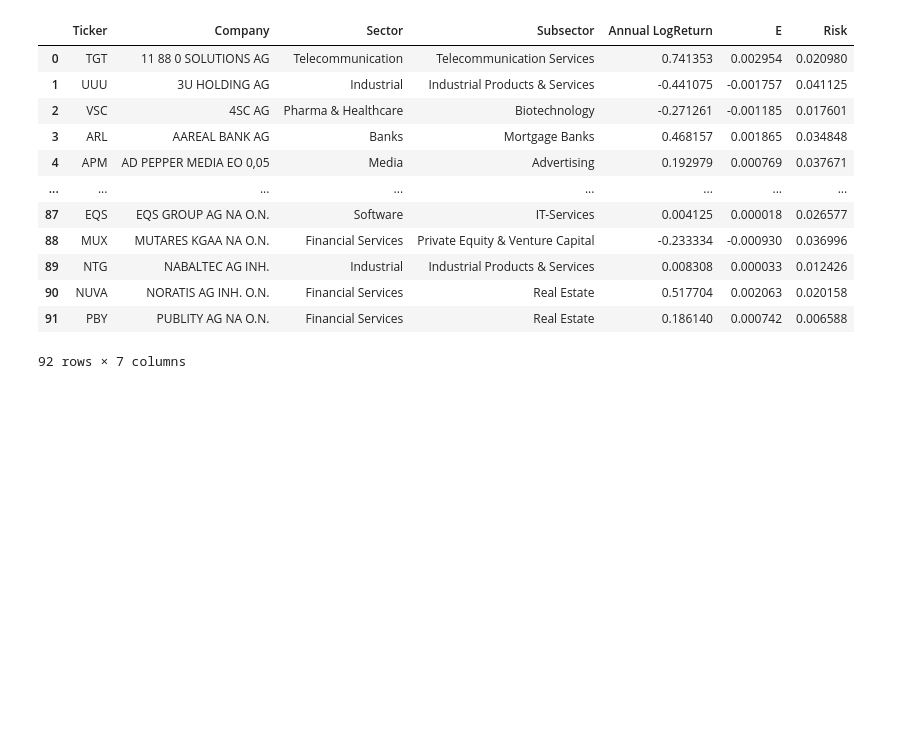
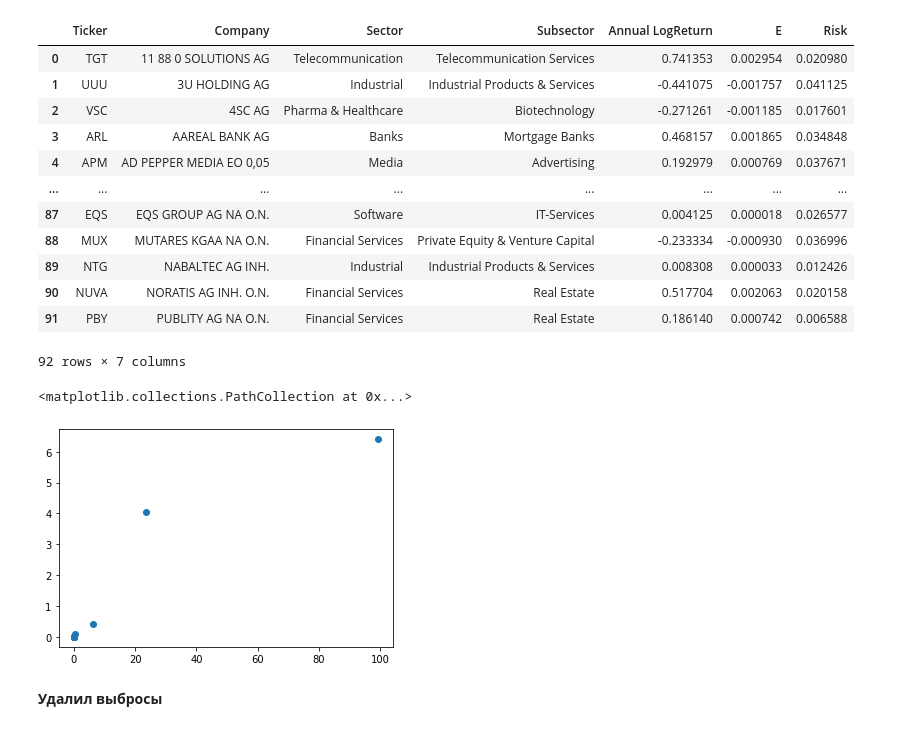
Before and after one commit to dlots/finance_lab_1, a Jupyter notebook: finance_lab_1.ipynb, the cells around one changed output. Cells and saved outputs as stored; diff of their text form; code cells hidden in the pictures; blank space fills up the shorter version.

```diff
--- a/finance_lab_1.ipynb
+++ b/finance_lab_1.ipynb
@@ -163,0 +171,7 @@ companies_list
+# %%
+plt.scatter(companies_list['Risk'], companies_list['E'])
+# %% [output]
+<matplotlib.collections.PathCollection at 0x...>
+[figure, added]
+# %% [markdown]
+**Удалил выбросы**
```
Also changed, not shown: parts of 15 cells of this notebook.
